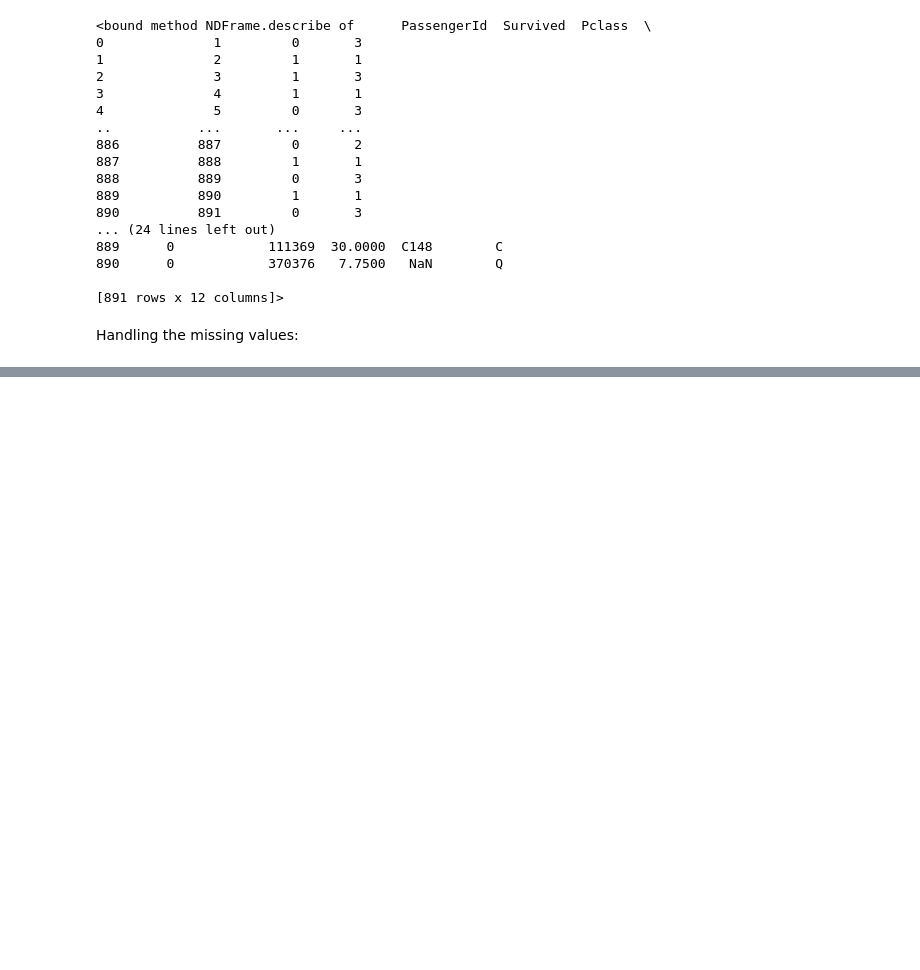
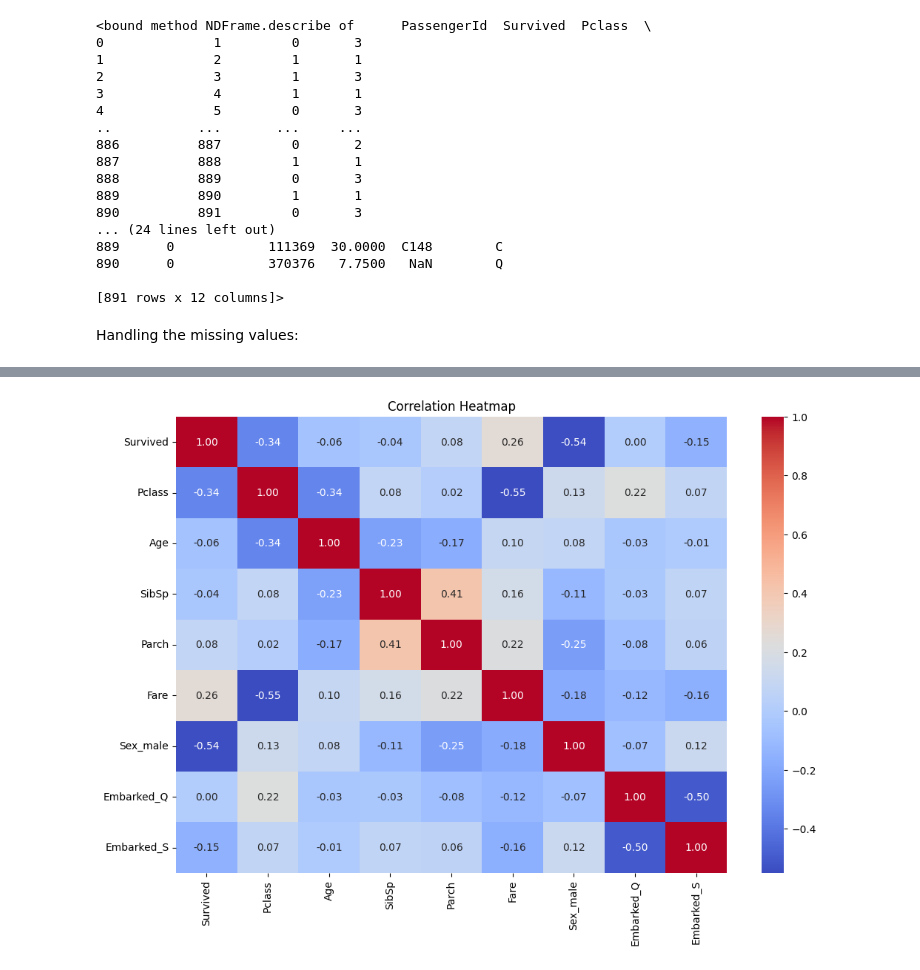
Before and after one commit to Nivas1707/CodSoft-Internship, a Jupyter notebook: task1.ipynb, the cells around one changed output, grey strips where cells are left out. Saved outputs shown, nothing was run; the diff lists cells and outputs as text; code cells hidden in the pictures; blank space fills up the shorter version.

```diff
--- a/task1.ipynb
+++ b/task1.ipynb
@@ -98,0 +141,7 @@ df.drop(columns=['PassengerId', 'Name', 'Ticket'], inplace=True)
+# %%
+plt.figure(figsize=(12, 8))
+sns.heatmap(dp.corr(), annot=True, cmap='coolwarm', fmt='.2f')
+plt.title('Correlation Heatmap')
+plt.show()
+# %% [output]
+[figure, added]
```
Also changed, not shown: parts of 12 cells of this notebook.
